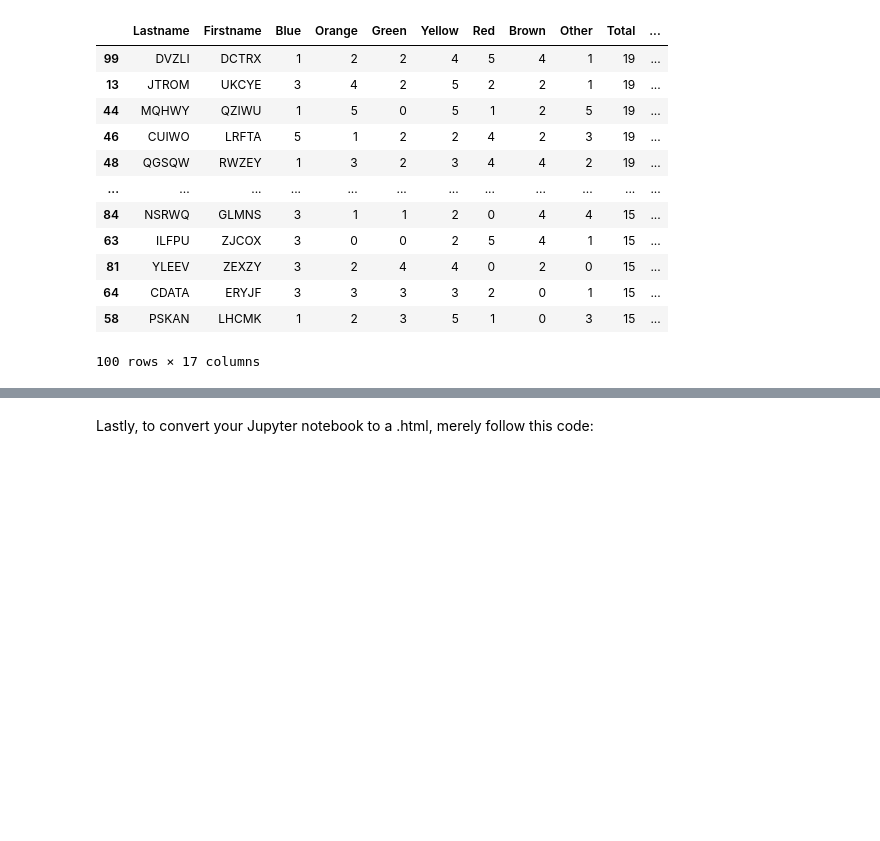
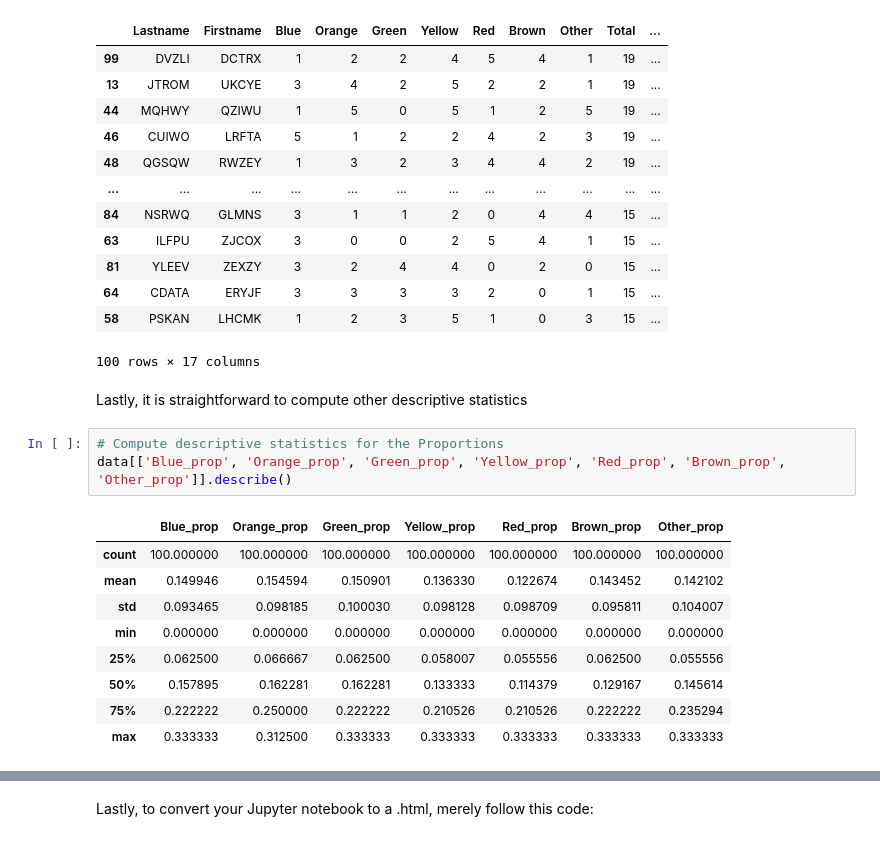
Before and after one commit to seanwschang/ECON-220-Lab, a Jupyter notebook: Week 3/ECON220_Week3.ipynb, the cells around one changed output, grey strips where cells are left out. Cells and saved outputs as stored; diff of their text form; blank space fills up the shorter version.

```diff
--- a/Week 3/ECON220_Week3.ipynb
+++ b/Week 3/ECON220_Week3.ipynb
@@ -126,3 +126,18 @@ data.sort_values(by='Total', ascending=False)
 | 64 | CDATA | ERYJF | 3 | 3 | 3 | 3 | 2 | 0 | 1 | 15 | ... |
 | 58 | PSKAN | LHCMK | 1 | 2 | 3 | 5 | 1 | 0 | 3 | 15 | ... |
 100 rows × 17 columns
+# %% [markdown]
+Lastly, it is straightforward to compute other descriptive statistics
+# %%
+# Compute descriptive statistics for the Proportions
+data[['Blue_prop', 'Orange_prop', 'Green_prop', 'Yellow_prop', 'Red_prop', 'Brown_prop', 'Other_prop']].describe()
+# %% [output]
+|  | Blue_prop | Orange_prop | Green_prop | Yellow_prop | Red_prop | Brown_prop | Other_prop |
+| count | 100.000000 | 100.000000 | 100.000000 | 100.000000 | 100.000000 | 100.000000 | 100.000000 |
+| mean | 0.149946 | 0.154594 | 0.150901 | 0.136330 | 0.122674 | 0.143452 | 0.142102 |
+| std | 0.093465 | 0.098185 | 0.100030 | 0.098128 | 0.098709 | 0.095811 | 0.104007 |
+| min | 0.000000 | 0.000000 | 0.000000 | 0.000000 | 0.000000 | 0.000000 | 0.000000 |
+| 25% | 0.062500 | 0.066667 | 0.062500 | 0.058007 | 0.055556 | 0.062500 | 0.055556 |
+| 50% | 0.157895 | 0.162281 | 0.162281 | 0.133333 | 0.114379 | 0.129167 | 0.145614 |
+| 75% | 0.222222 | 0.250000 | 0.222222 | 0.210526 | 0.210526 | 0.222222 | 0.235294 |
+| max | 0.333333 | 0.312500 | 0.333333 | 0.333333 | 0.333333 | 0.333333 | 0.333333 |
```
Also changed, not shown: parts of 1 cell of this notebook.
